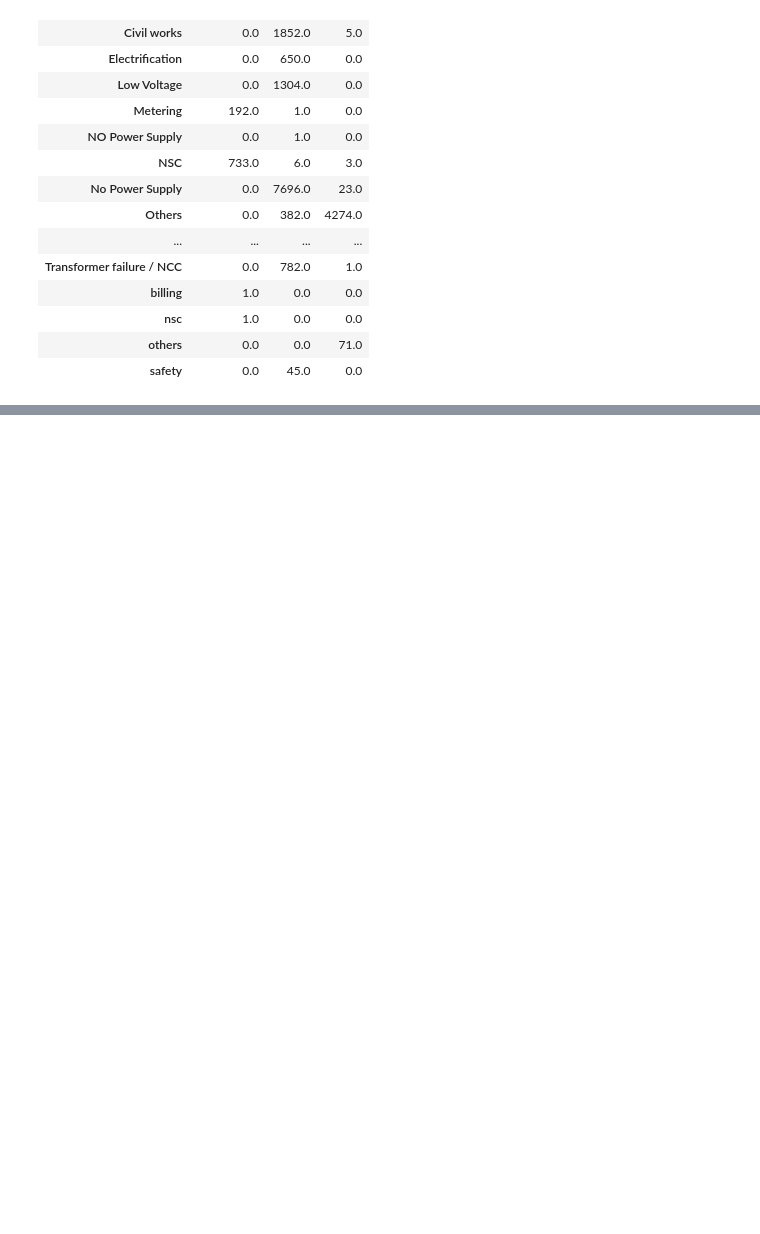
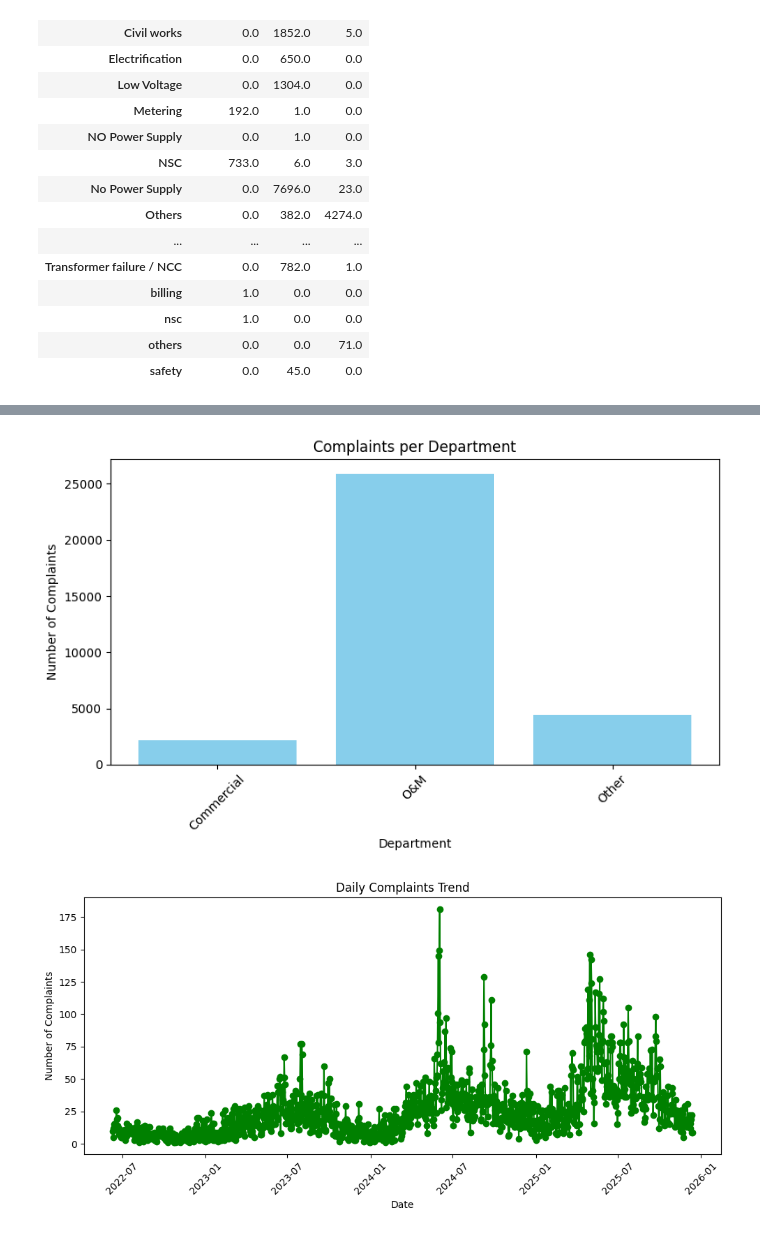
Before and after one commit to susantkumarsahoo/Twitter_X_Flow_Prediction_Tp, a Jupyter notebook: notebooks/01_note.ipynb, the cells around one changed output, grey strips where cells are left out. Saved outputs shown, nothing was run; the diff lists cells and outputs as text; code cells hidden in the pictures; blank space fills up the shorter version.

```diff
--- a/notebooks/01_note.ipynb
+++ b/notebooks/01_note.ipynb
@@ -329,0 +345,18 @@ pivot_df
+# %%
+import pandas as pd
+
+# First, make sure DATE is in datetime format
+df['DATE'] = pd.to_datetime(df['DATE'])
+
+# Add a YEAR column for grouping
+df['YEAR'] = df['DATE'].dt.year
+
+# Pivot table: count CLOSED/OPEN per DATE and YEAR
+pivot_df = pd.pivot_table(
+    df,
+    index=['YEAR', 'DATE'],          # rows: year + date
+    columns='CLOSED/OPEN',           # columns: status
+    values='COMPLAINT TYPE',         # any column to count
+    aggfunc='count',                 # count occurrences
+    fill_value=0
+)
@@ -329,0 +380,49 @@ pivot_df
+# %%
+import pandas as pd
+import matplotlib.pyplot as plt
+
+# --- Step 1: Prepare Data ---
+# Ensure DATE is datetime
+df['DATE'] = pd.to_datetime(df['DATE'])
+
+# Extract YEAR
+df['YEAR'] = df['DATE'].dt.year
+
+# --- Step 2: Complaints per Department ---
+dept_summary = df.groupby('DEPT').size().reset_index(name='TOTAL_COMPLAINTS')
+
+plt.figure(figsize=(8,5))
+plt.bar(dept_summary['DEPT'], dept_summary['TOTAL_COMPLAINTS'], color='skyblue')
+plt.title("Complaints per Department")
+plt.xlabel("Department")
+plt.ylabel("Number of Complaints")
+plt.xticks(rotation=45)
+plt.tight_layout()
+plt.show()
+
+# --- Step 3: Daily Complaint Trend ---
+daily_counts = df.groupby('DATE').size().reset_index(name='TOTAL_COMPLAINTS')
+
+plt.figure(figsize=(10,5))
+plt.plot(daily_counts['DATE'], daily_counts['TOTAL_COMPLAINTS'], marker='o', color='green')
+plt.title("Daily Complaints Trend")
+plt.xlabel("Date")
+plt.ylabel("Number of Complaints")
+plt.xticks(rotation=45)
+plt.tight_layout()
+plt.show()
+
+# --- Step 4: Closed vs Open Complaints per Year ---
+status_summary = df.groupby(['YEAR','CLOSED/OPEN']).size().reset_index(name='COUNT')
+pivot_status = status_summary.pivot(index='YEAR', columns='CLOSED/OPEN', values='COUNT').fillna(0)
+
+pivot_status.plot(kind='bar', stacked=True, figsize=(8,5), color=['orange','blue'])
+plt.title("Closed vs Open Complaints per Year")
+plt.xlabel("Year")
+plt.ylabel("Number of Complaints")
+plt.legend(title="Status")
+plt.tight_layout()
+plt.show()
+# %% [output]
+[figure, added]
+[figure, added]
```
Also changed, not shown: parts of 7 cells of this notebook, 9 other files.
